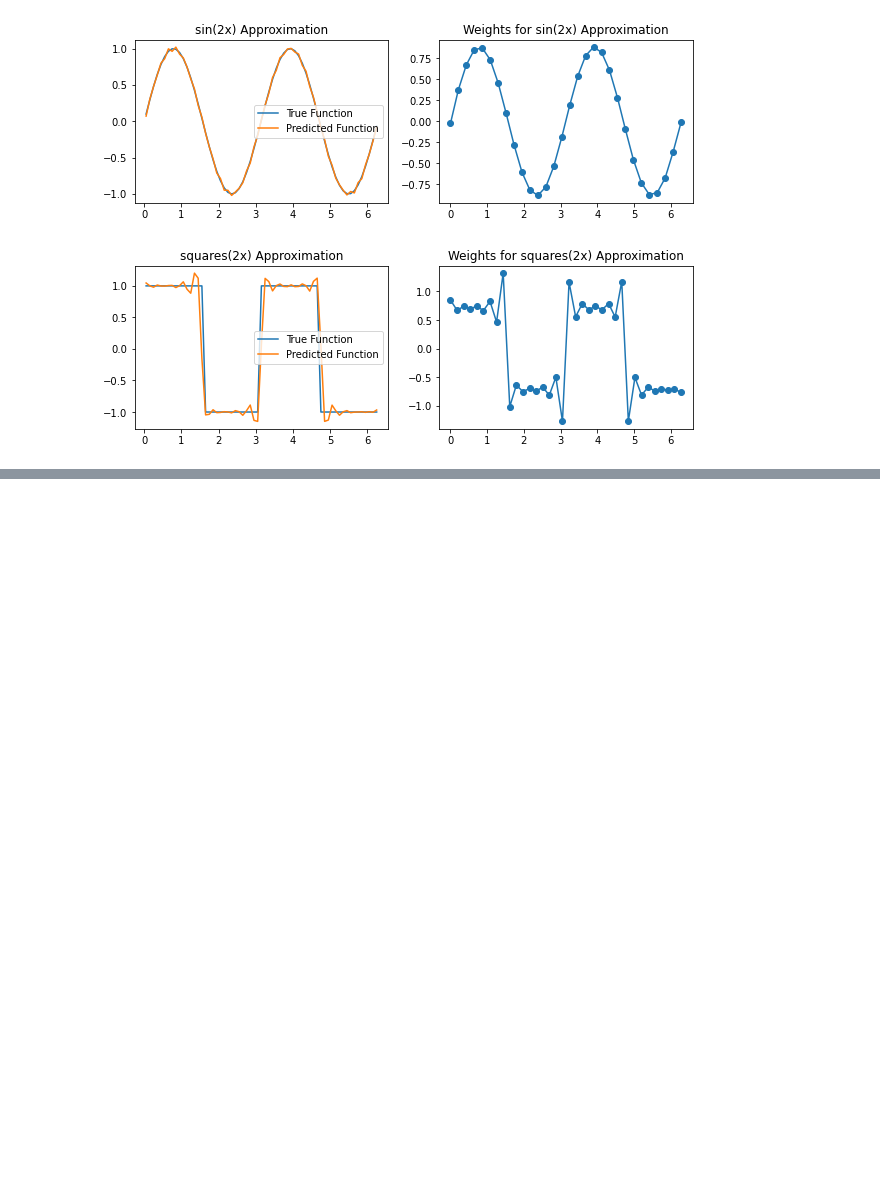
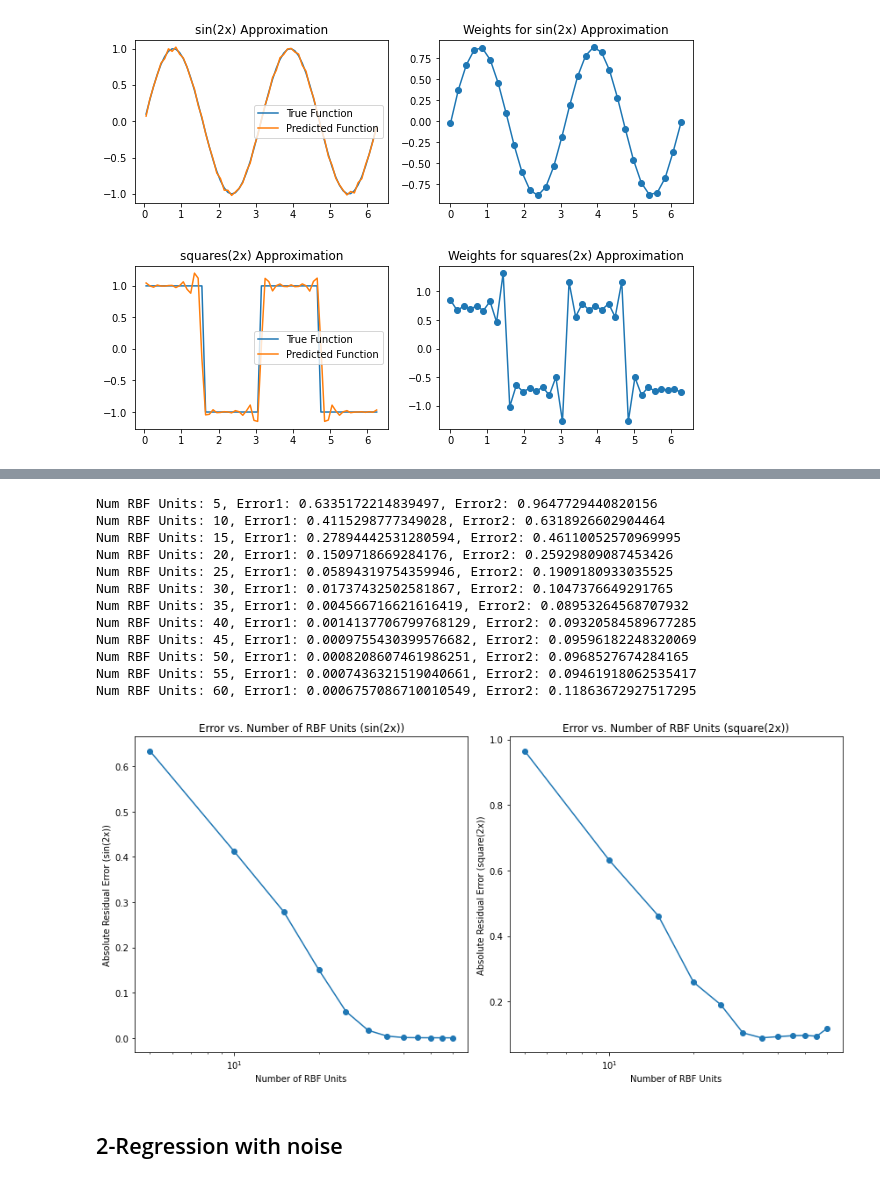
Before and after one commit to kyebinan/Deep_Learning_KTH, a Jupyter notebook: LAB2/notebook3.ipynb, the cells around one changed output, grey strips where cells are left out. Saved outputs shown, nothing was run; the diff lists cells and outputs as text; code cells hidden in the pictures; blank space fills up the shorter version.

```diff
--- a/LAB2/notebook3.ipynb
+++ b/LAB2/notebook3.ipynb
@@ -50,0 +66,69 @@ network.plot_prediction(X_test, y2_test, y2_pred, title="squares(2x)")
+# %%
+# Vary the number of RBF units
+num_rbf_units_range = [k for k in range(5, 65, 5)]
+
+# Dictionary to store results
+results = {'num_rbf_units': [], 'error1': [], 'error2': []}
+# Set a common variance for all nodes
+variance = 0.1
+
+for num_rbf_units in num_rbf_units_range:
+    # Place RBF nodes evenly spaced in the input space
+    centers = np.linspace(interval_start, interval_end, num_rbf_units)
+
+    network1 = rbf.RBFNetwork(centers[:, np.newaxis], variance)
+    network1.batch_least_squares(X_train[:, np.newaxis], y1_train[:, np.newaxis])
+    y1_pred = network1.make_prediction(X_test[:, np.newaxis])
+    # Calculate absolute residual errors
+    error1 = network.absolute_residual_error(y1_test[:, np.newaxis], y1_pred)
+
+    network2 = rbf.RBFNetwork(centers[:, np.newaxis], variance)
+    network2.batch_least_squares(X_train[:, np.newaxis], y2_train[:, np.newaxis])
+    y2_pred = network2.make_prediction(X_test[:, np.newaxis])
+    # Calculate absolute residual errors
+    error2 = network.absolute_residual_error(y2_test[:, np.newaxis], y2_pred)
+
+
+    # Store results
+    results['num_rbf_units'].append(num_rbf_units)
+    results['error1'].append(error1)
+    results['error2'].append(error2)
+
+# Print and plot the results
+for i in range(len(num_rbf_units_range)):
+    print(f"Num RBF Units: {results['num_rbf_units'][i]}, Error1: {results['error1'][i]}, Error2: {results['error2'][i]}")
+
+plt.figure(figsize=(12, 6))
+
+plt.subplot(1, 2, 1)
+plt.plot(results['num_rbf_units'], results['error1'], marker='o')
+plt.xscale('log')
+plt.xlabel('Number of RBF Units')
+plt.ylabel('Absolute Residual Error (sin(2x))')
+plt.title('Error vs. Number of RBF Units (sin(2x))')
+
+plt.subplot(1, 2, 2)
+plt.plot(results['num_rbf_units'], results['error2'], marker='o')
+plt.xscale('log')
+plt.xlabel('Number of RBF Units')
+plt.ylabel('Absolute Residual Error (square(2x))')
+plt.title('Error vs. Number of RBF Units (square(2x))')
+
+plt.tight_layout()
+plt.show()
+# %% [output]
+Num RBF Units: 5, Error1: 0.6335172214839497, Error2: 0.9647729440820156
+Num RBF Units: 10, Error1: 0.4115298777349028, Error2: 0.6318926602904464
+Num RBF Units: 15, Error1: 0.27894442531280594, Error2: 0.46110052570969995
+Num RBF Units: 20, Error1: 0.1509718669284176, Error2: 0.25929809087453426
+Num RBF Units: 25, Error1: 0.05894319754359946, Error2: 0.1909180933035525
+Num RBF Units: 30, Error1: 0.01737432502581867, Error2: 0.1047376649291765
+Num RBF Units: 35, Error1: 0.004566716621616419, Error2: 0.08953264568707932
+Num RBF Units: 40, Error1: 0.0014137706799768129, Error2: 0.09320584589677285
+Num RBF Units: 45, Error1: 0.0009755430399576682, Error2: 0.09596182248320069
+Num RBF Units: 50, Error1: 0.0008208607461986251, Error2: 0.0968527674284165
+Num RBF Units: 55, Error1: 0.0007436321519040661, Error2: 0.09461918062535417
+Num RBF Units: 60, Error1: 0.0006757086710010549, Error2: 0.11863672927517295
+[figure, added]
+# %% [markdown]
+## 2-Regression with noise
```
Also changed, not shown: parts of 3 cells of this notebook, 1 other file.
